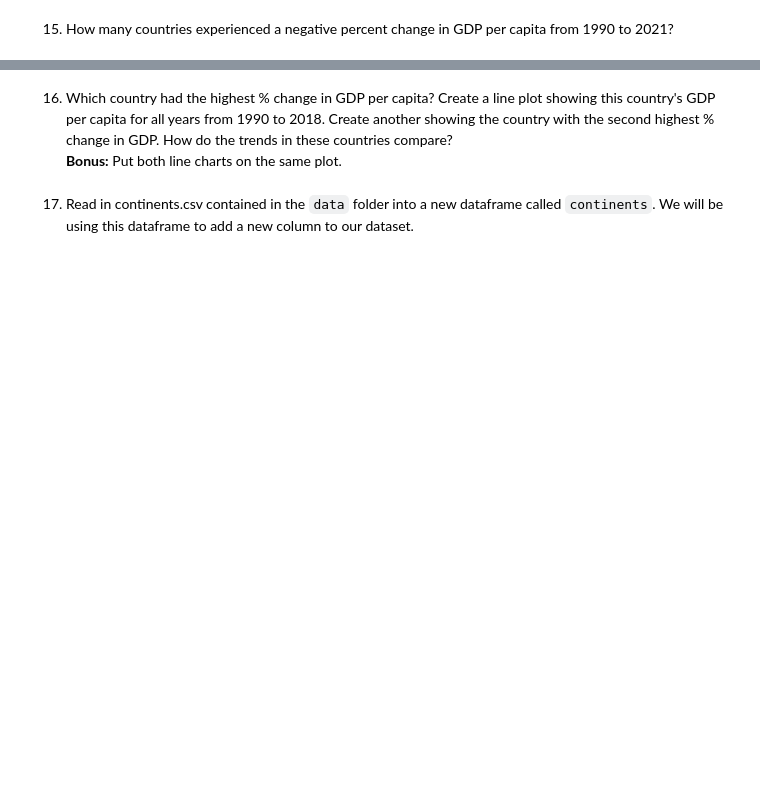
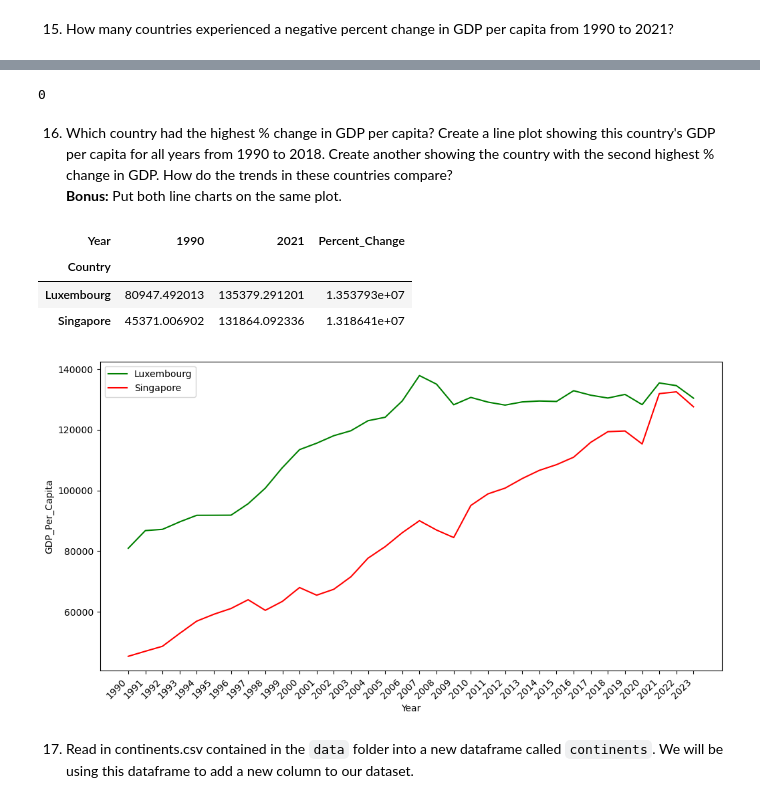
Before and after one commit to nss-data-science-cohort-9/un-exploration-ADoddala, a Jupyter notebook: notebooks/UN_Data_percapita.ipynb, the cells around one changed output, grey strips where cells are left out. Cells and saved outputs as stored; diff of their text form; code cells hidden in the pictures; blank space fills up the shorter version.

Commit message:
code changesuntil question 19

```diff
--- a/notebooks/UN_Data_percapita.ipynb
+++ b/notebooks/UN_Data_percapita.ipynb
@@ -195,4 +266,31 @@ gdp_pivoted["Percent_Change"] = gdp_pivoted.
+# %%
+neg_percent_change =gdp_pivoted[gdp_pivoted["Percent_Change"]<0]
+len(neg_percent_change)
+# %% [output]
+0
 # %% [markdown]
 16. Which country had the highest % change in GDP per capita? Create a line plot showing this country's GDP per capita for all years from 1990 to 2018. Create another showing the country with the second highest % change in GDP. How do the trends in these countries compare?
 **Bonus:** Put both line charts on the same plot.
+# %%
+gdp_pivoted.nlargest(2,"Percent_Change")
+# %% [output]
+| Year | 1990 | 2021 | Percent_Change |
+| Country |  |  |  |
+| Luxembourg | 80947.492013 | 135379.291201 | 1.353793e+07 |
+| Singapore | 45371.006902 | 131864.092336 | 1.318641e+07 |
+# %%
+high_percent_change = gdp_df[gdp_df["Country"].isin(["Luxembourg"])]
+high_percent_change= high_percent_change.sort_values("Year",ascending = True) #sort values in ascending order
+second_high_percent_change = gdp_df[gdp_df["Country"].isin(["Singapore"])]
+second_high_percent_change = second_high_percent_change.sort_values("Year",ascending = True)
+plt.figure(figsize=(12,6))
+plt.xticks(rotation=45, ha='right')
+plt.plot(high_percent_change["Year"],high_percent_change["GDP_Per_Capita"], color ="green")
+plt.plot(second_high_percent_change["Year"],second_high_percent_change["GDP_Per_Capita"], color ="red")
+plt.xlabel("Year")
+plt.ylabel("GDP_Per_Capita")
+plt.legend(["Luxembourg", "Singapore"])
+plt.show();
+# %% [output]
+[figure, added]
 # %% [markdown]
```
Also changed, not shown: parts of 12 cells of this notebook.
